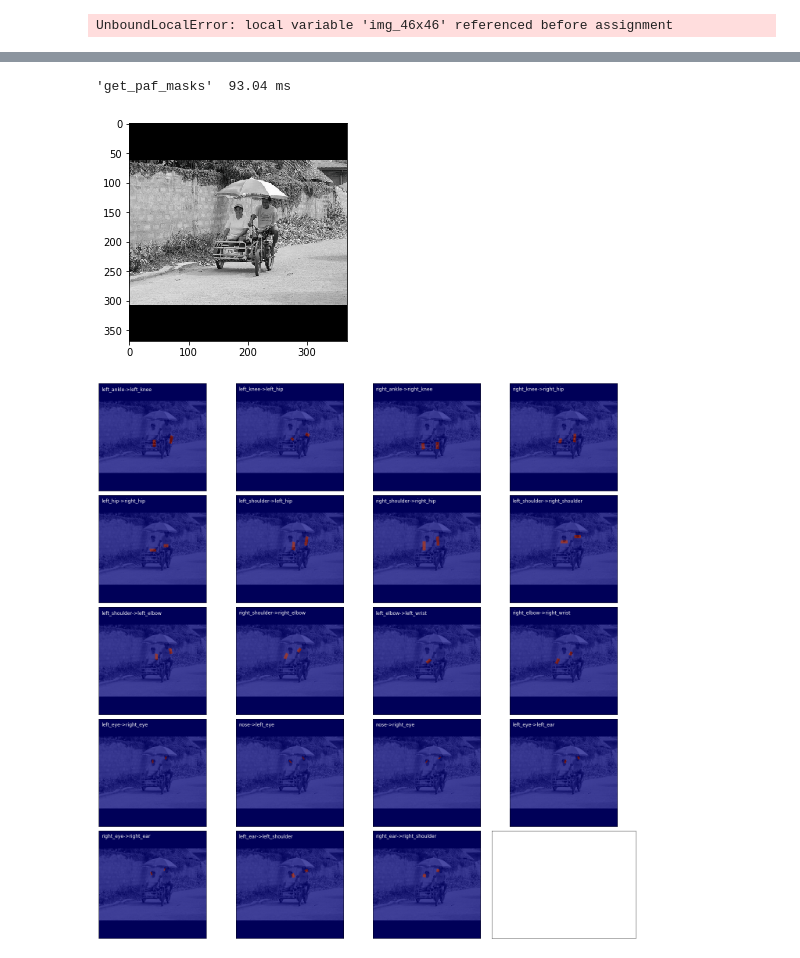
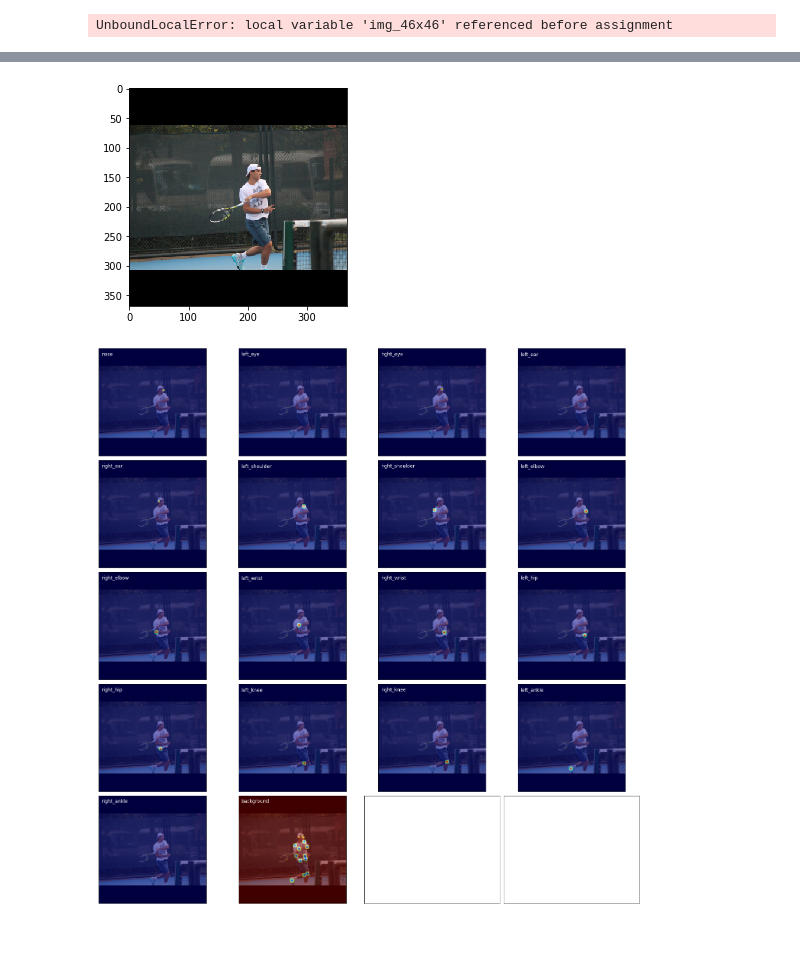
Before and after one commit to Nitish565/yoga-pose-estimation, a Jupyter notebook: COCO/Untitled.ipynb, the cells around one changed output, grey strips where cells are left out. Cells and saved outputs as stored; diff of their text form; code cells hidden in the pictures.

```diff
--- a/COCO/Untitled.ipynb
+++ b/COCO/Untitled.ipynb
@@ -70,11 +70,11 @@ Wall time: 935 ms
 #model.set_to_inference()
 # %%
 model = Net(in_training=True)
-model.load_state_dict(torch.load('hm-stage2-new.ckpt'))
+model.load_state_dict(torch.load('hm-stage2-new.ckpt', map_location="cpu"))
 #model.freeze_F()
 #model.freeze_all_paf_stages()
 #model.train_hm_stage(1)
-#model.set_to_inference()
+model.set_to_inference()
 model.to(device)
 # %% [output]
 Net(
@@ -302,12 +261,11 @@ mask1 = dist_along_part>=0
 #mask = mask1 & mask2 & mask3
 #mask = np.amax(mask, axis=2)
 # %%
-i,pafs,paf_ind,hms,hms_ind = ds[0]
+i,i_46x46,pafs,paf_ind,hms,hms_ind = ds[1000]
 un_im = p(un(i)[0])
 plt.imshow(un_im)
-plot_utils.plot_pafs(un_im, pafs.numpy(), figsize=(20,20))
-#plot_utils.plot_heatmaps(un_im, hms.numpy(), figsize=(20,20))
+#plot_utils.plot_pafs(un_im, pafs.numpy(), figsize=(20,20))
+plot_utils.plot_heatmaps(un_im, hms.numpy(), figsize=(20,20))
 # %% [output]
-'get_paf_masks'  93.04 ms
-[figure, old version]
+[figure, new version]
-[figure, old version]
+[figure, new version]
```
Also changed, not shown: parts of 7 cells of this notebook, 7 other files.
